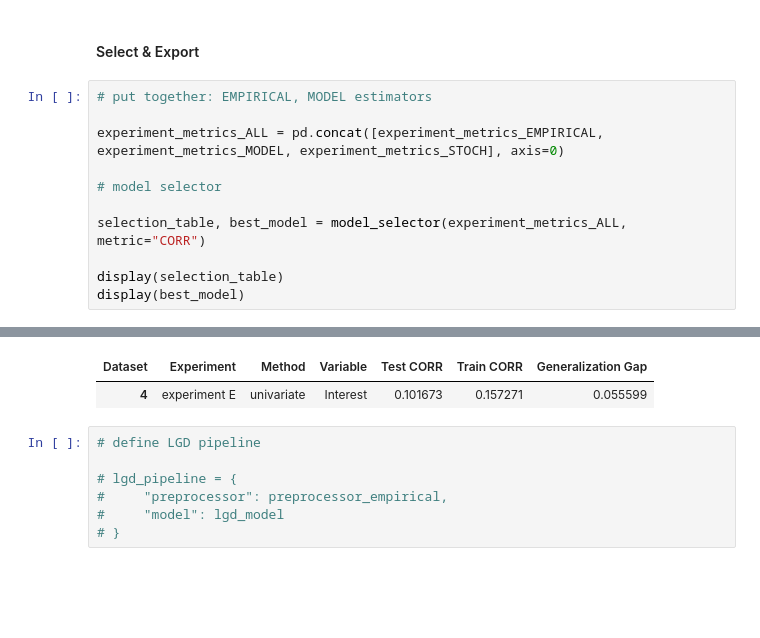
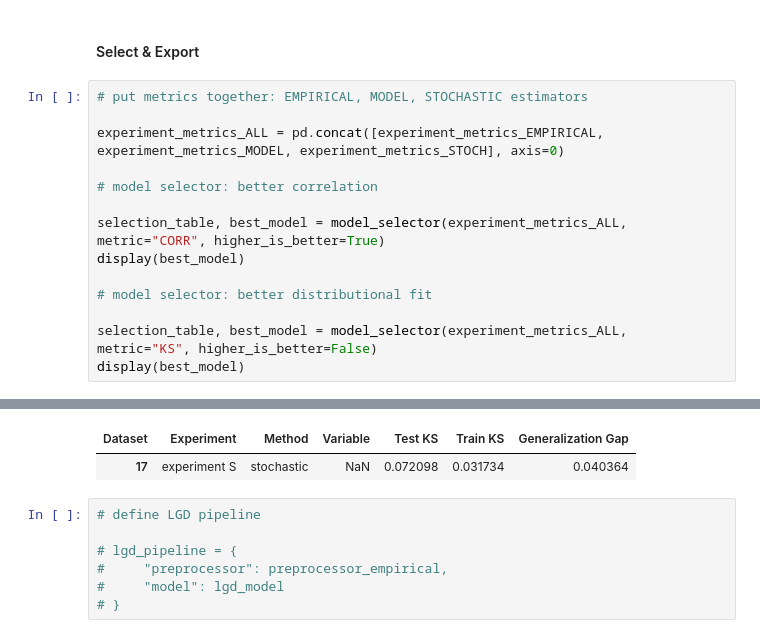
Before and after one commit to kostis2019/CREDIT-RISK-FRAMEWORK, a Jupyter notebook: notebooks/05_LGD_model_development.ipynb, the cells around one changed output, grey strips where cells are left out. Saved outputs shown, nothing was run; the diff lists cells and outputs as text; blank space fills up the shorter version.

```diff
--- a/notebooks/05_LGD_model_development.ipynb
+++ b/notebooks/05_LGD_model_development.ipynb
@@ -558,15 +535,18 @@ Quantile | Empirical | Beta
 # %% [markdown]
 #### Select & Export
 # %%
-# put together: EMPIRICAL, MODEL estimators
+# put metrics together: EMPIRICAL, MODEL, STOCHASTIC estimators
 
 experiment_metrics_ALL = pd.concat([experiment_metrics_EMPIRICAL, experiment_metrics_MODEL, experiment_metrics_STOCH], axis=0)
 
-# model selector
+# model selector: better correlation
 
-selection_table, best_model = model_selector(experiment_metrics_ALL, metric="CORR")
+selection_table, best_model = model_selector(experiment_metrics_ALL, metric="CORR", higher_is_better=True)
+display(best_model)
 
-display(selection_table)
+# model selector: better distributional fit
+
+selection_table, best_model = model_selector(experiment_metrics_ALL, metric="KS", higher_is_better=False)
 display(best_model)
 # %% [output]
 | Dataset | Experiment | Method | Variable | Test CORR | Train CORR | Generalization Gap |
@@ -589,5 +554,5 @@ display(best_model)
-| Dataset | Experiment | Method | Variable | Test CORR | Train CORR | Generalization Gap |
-| 4 | experiment E | univariate | Interest | 0.101673 | 0.157271 | 0.055599 |
+| Dataset | Experiment | Method | Variable | Test KS | Train KS | Generalization Gap |
+| 17 | experiment S | stochastic | NaN | 0.072098 | 0.031734 | 0.040364 |
 # %%
 # define LGD pipeline
 
```
Also changed, not shown: parts of 4 cells of this notebook, 3 other files.
